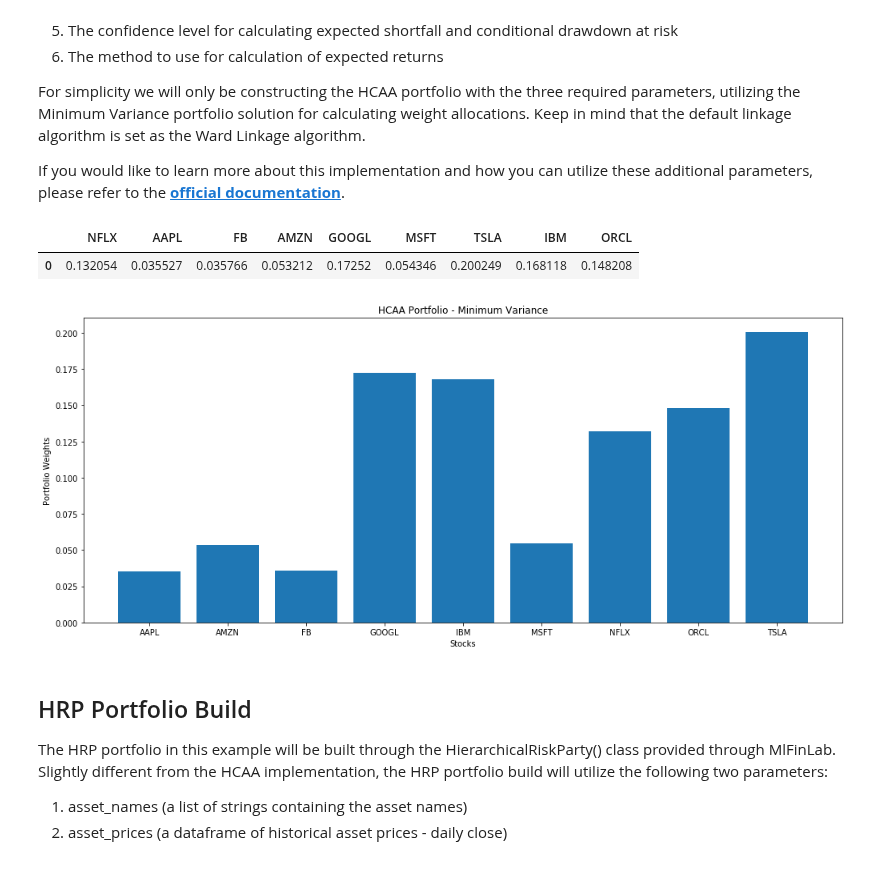
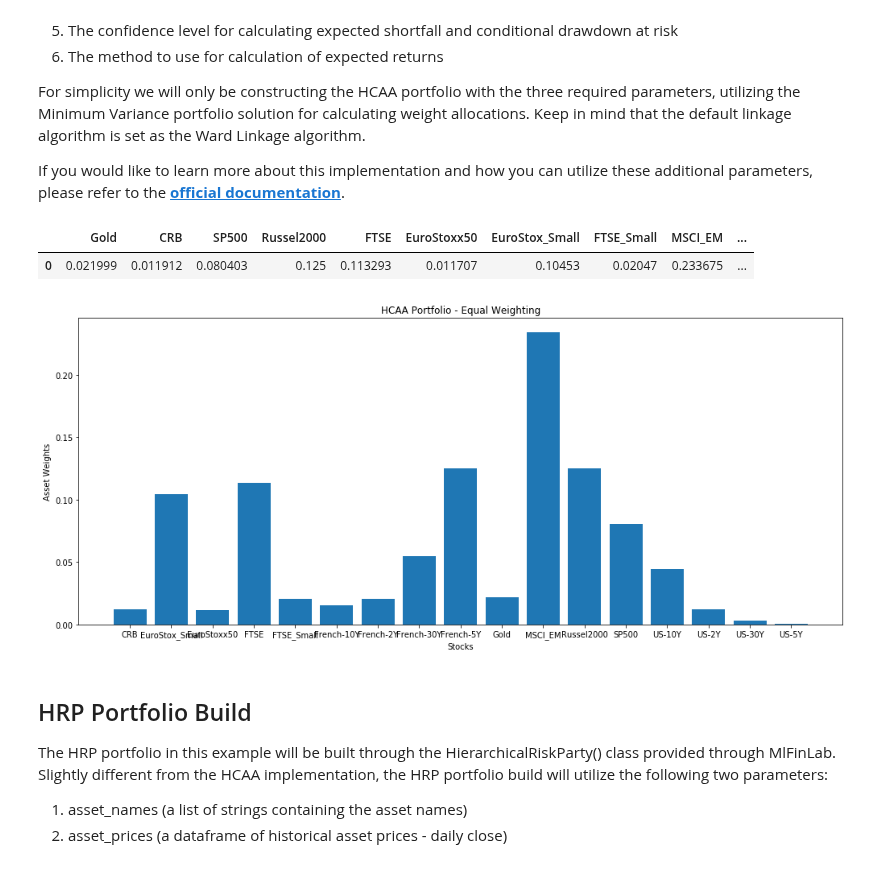
Before and after one commit to tzw101/research, a Jupyter notebook: Portfolio Optimisation Tutorials/HCAA & HRP Comparison/HCAA_HRP_comparison.ipynb, the cells around one changed output. Cells and saved outputs as stored; diff of their text form; code cells hidden in the pictures.

Commit message:
Changes made to HCAA vs. HRP comparison notebook
- data source was changed
- HCAA solution was changed

```diff
--- a/Portfolio Optimisation Tutorials/HCAA & HRP Comparison/HCAA_HRP_comparison.ipynb
+++ b/Portfolio Optimisation Tutorials/HCAA & HRP Comparison/HCAA_HRP_comparison.ipynb
@@ -54,0 +41,8 @@ stock_prices.head()
+# %%
+# preparing our data
+raw_prices = pd.read_csv('assetalloc.csv', sep=';', parse_dates=True, index_col='Dates')
+raw_prices = raw_prices.iloc[::-1]
+x = raw_prices.index.get_loc('2010-01-01')
+stock_prices = raw_prices.iloc[0:x[0], :]
+
+stock_prices.head()
@@ -87,27 +89,27 @@ If you would like to learn more about this implementation and how you can utiliz
 hcaa = HierarchicalClusteringAssetAllocation()
 hcaa.allocate(asset_names=stock_prices.columns,
               asset_prices=stock_prices,
-              allocation_metric='minimum_variance')
+              allocation_metric='equal_weighting')
 hcaa.weights
 # %% [output]
-|  | NFLX | AAPL | FB | AMZN | GOOGL | MSFT | TSLA | IBM | ORCL |
-| 0 | 0.132054 | 0.035527 | 0.035766 | 0.053212 | 0.17252 | 0.054346 | 0.200249 | 0.168118 | 0.148208 |
+|  | Gold | CRB | SP500 | Russel2000 | FTSE | EuroStoxx50 | EuroStox_Small | FTSE_Small | MSCI_EM | ... |
+| 0 | 0.021999 | 0.011912 | 0.080403 | 0.125 | 0.113293 | 0.011707 | 0.10453 | 0.02047 | 0.233675 | ... |
 # %%
 # plotting our HCAA portfolio
 hcaa_weights = hcaa.weights[sorted(hcaa.weights)]
 hcaa_weights = hcaa_weights.values.tolist()
 hcaa_weights = [item for sublist in hcaa_weights for item in sublist]
 y_pos = np.arange(len(stock_prices.columns))
 
 plt.figure(figsize=(17,7))
 plt.bar(y_pos, hcaa_weights)
 plt.xticks(y_pos, sorted(hcaa.weights))
 plt.xlabel('Stocks')
-plt.ylabel('Portfolio Weights')
-plt.title('HCAA Portfolio - Minimum Variance')
+plt.ylabel('Asset Weights')
+plt.title('HCAA Portfolio - Equal Weighting')
 plt.show()
 # %% [output]
-[figure, old version]
+[figure, new version]
 # %% [markdown]
 ## HRP Portfolio Build
 The HRP portfolio in this example will be built through the HierarchicalRiskParty() class provided through MlFinLab. Slightly different from the HCAA implementation, the HRP portfolio build will utilize the following two parameters:
```
Also changed, not shown: parts of 11 cells of this notebook.
